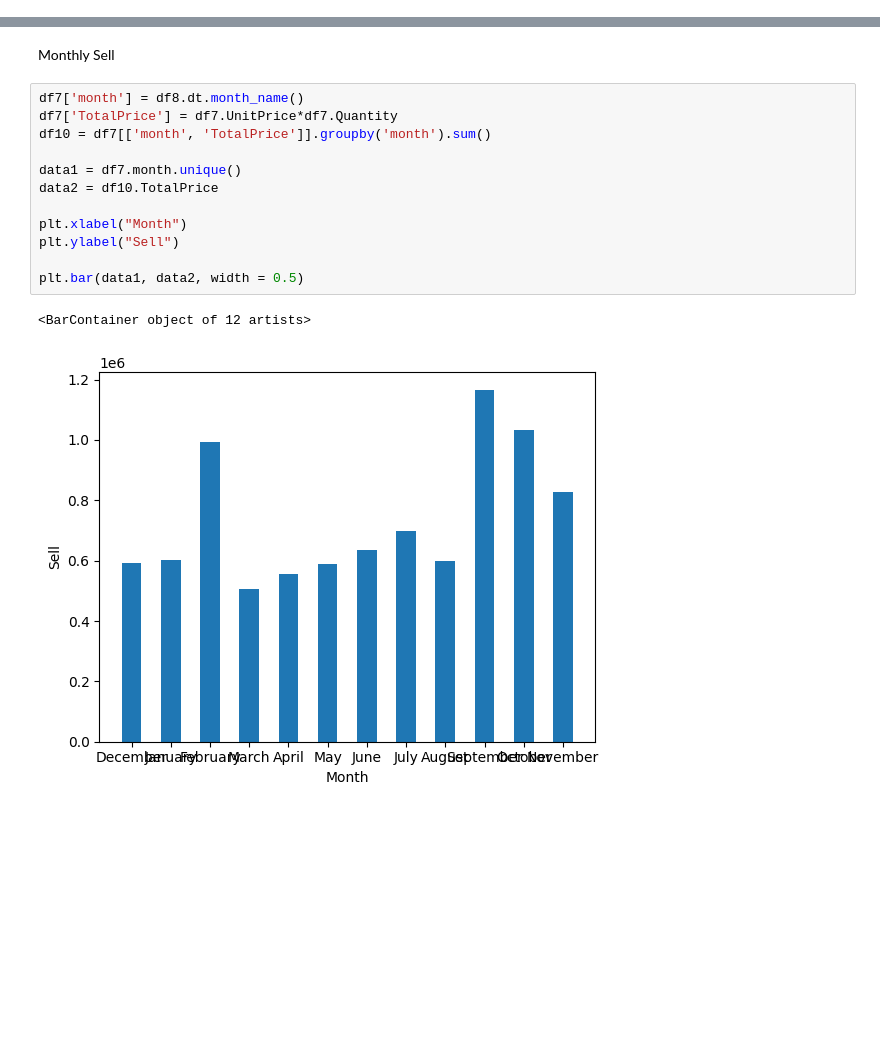
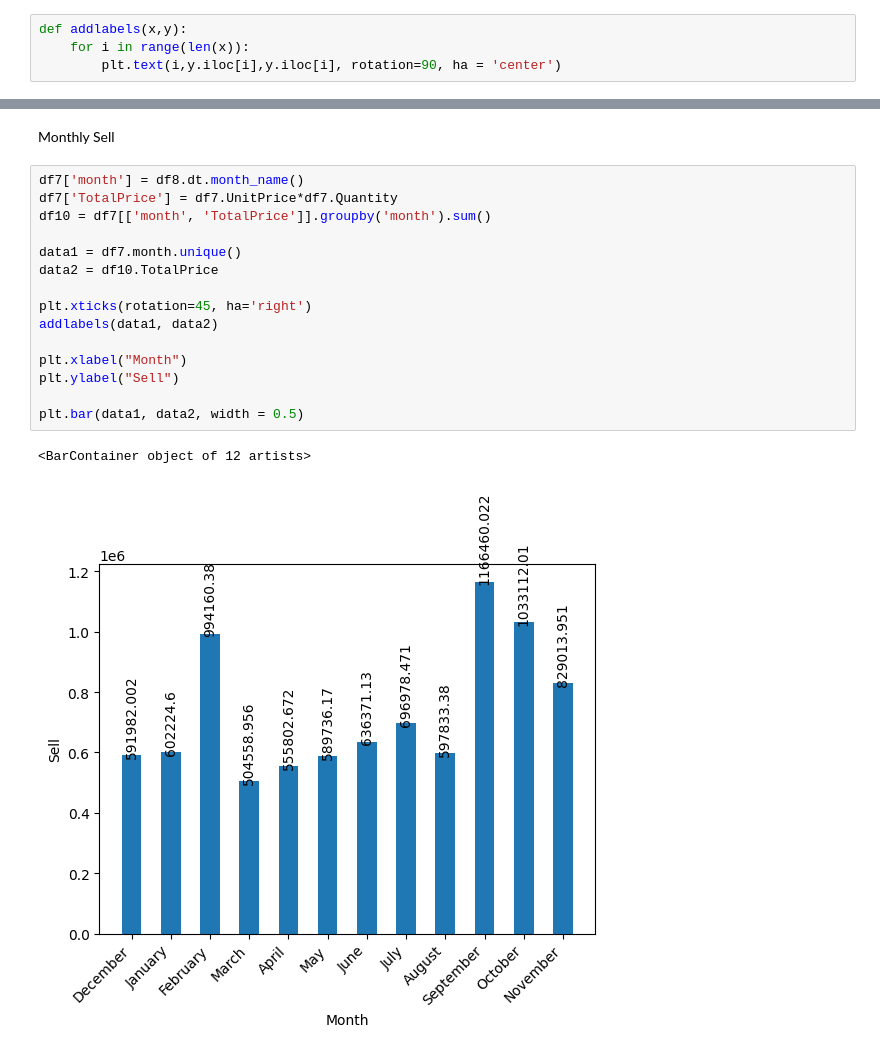
Before and after one commit to Max-shiri-90/Online-Retail-EDA, a Jupyter notebook: DA04_final_Masoud_Shiri.ipynb, the cells around one changed output, grey strips where cells are left out. Cells and saved outputs as stored; diff of their text form; blank space fills up the shorter version.

```diff
--- a/DA04_final_Masoud_Shiri.ipynb
+++ b/DA04_final_Masoud_Shiri.ipynb
@@ -137,6 +137,10 @@ print('The First Date: ', df8.min(), ' - The Last Date: ', df8.max())
 The First Date:  2009-12-01 07:45:00  - The Last Date:  2010-12-09 20:01:00
 # %% [markdown]
 Quantity per Day of the Week Barplot
+# %%
+def addlabels(x,y):
+    for i in range(len(x)):
+        plt.text(i,y.iloc[i],y.iloc[i], rotation=90, ha = 'center')
 # %%
 df7['weekday'] = df8.dt.day_name()
 df9 = df7[['weekday', 'Quantity']].groupby('weekday').sum()
@@ -168,15 +175,18 @@ Monthly Sell
 # %%
 df7['month'] = df8.dt.month_name()
 df7['TotalPrice'] = df7.UnitPrice*df7.Quantity
 df10 = df7[['month', 'TotalPrice']].groupby('month').sum()
 
 data1 = df7.month.unique()
 data2 = df10.TotalPrice
 
+plt.xticks(rotation=45, ha='right')
+addlabels(data1, data2)
+
 plt.xlabel("Month")
 plt.ylabel("Sell")
 
 plt.bar(data1, data2, width = 0.5)
 # %% [output]
 <BarContainer object of 12 artists>
-[figure, old version]
+[figure, new version]
```
Also changed, not shown: parts of 2 cells of this notebook.
